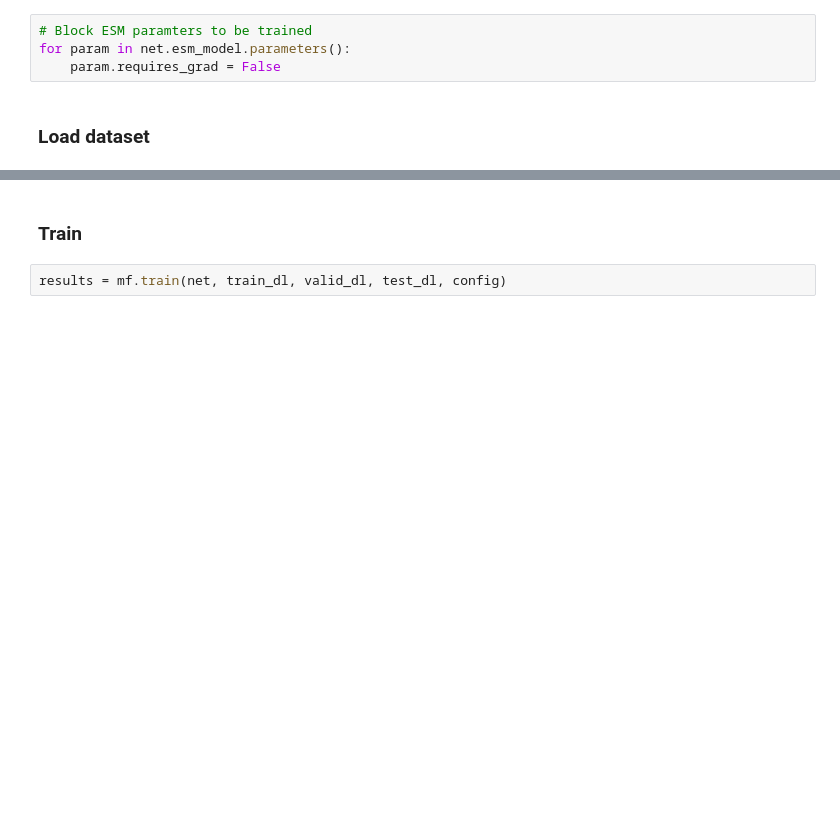
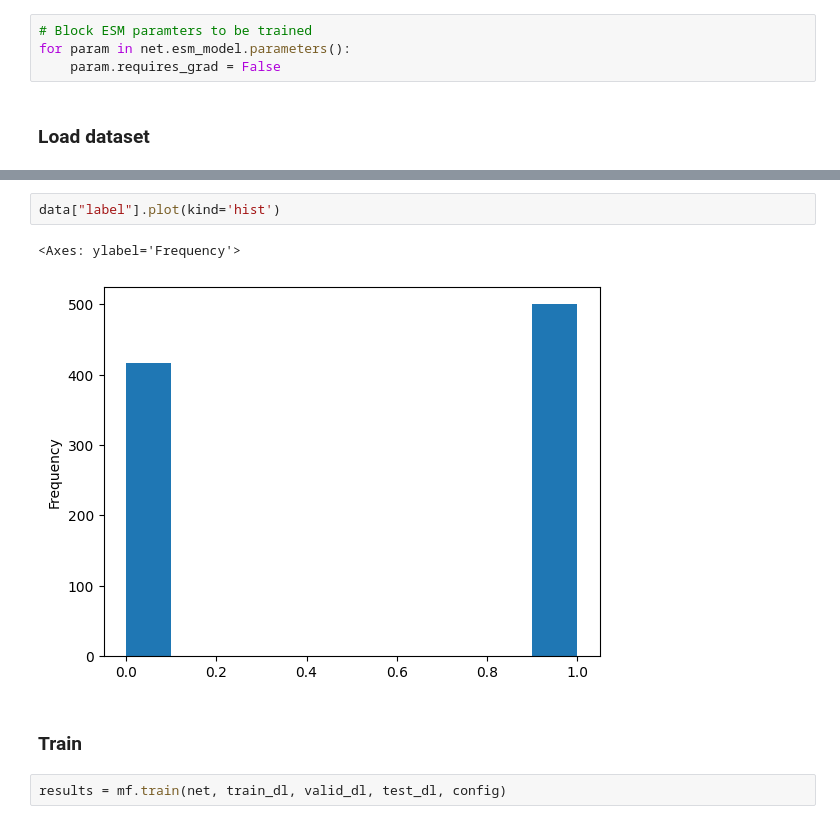
Before and after one commit to 8gabri8/ESMSec, a Jupyter notebook: my_train.ipynb, the cells around one changed output, grey strips where cells are left out. Cells and saved outputs as stored; diff of their text form; blank space fills up the shorter version.

```diff
--- a/my_train.ipynb
+++ b/my_train.ipynb
@@ -159,6 +169,11 @@ tensor([ 0, 20,  6, 17,  5,  5, 11,  5, 15, 15,  6,  8,  9,  7,  9,  8,  7, 15,
          1,  1,  1,  1,  1,  1,  1,  1,  1,  1,  1,  1,  1,  1,  1,  1,  1,  1,
          1,  1,  1,  1,  1,  1,  1,  1,  1,  1,  1,  1,  1,  1,  1,  1,  1,  1,
          1,  1,  1,  1,  1,  1,  1,  1,  1,  1])
+# %%
+data["label"].plot(kind='hist')
+# %% [output]
+<Axes: ylabel='Frequency'>
+[figure, added]
 # %% [markdown]
 ### Train
 # %%
```
Also changed, not shown: parts of 10 cells of this notebook, 3 other files.
